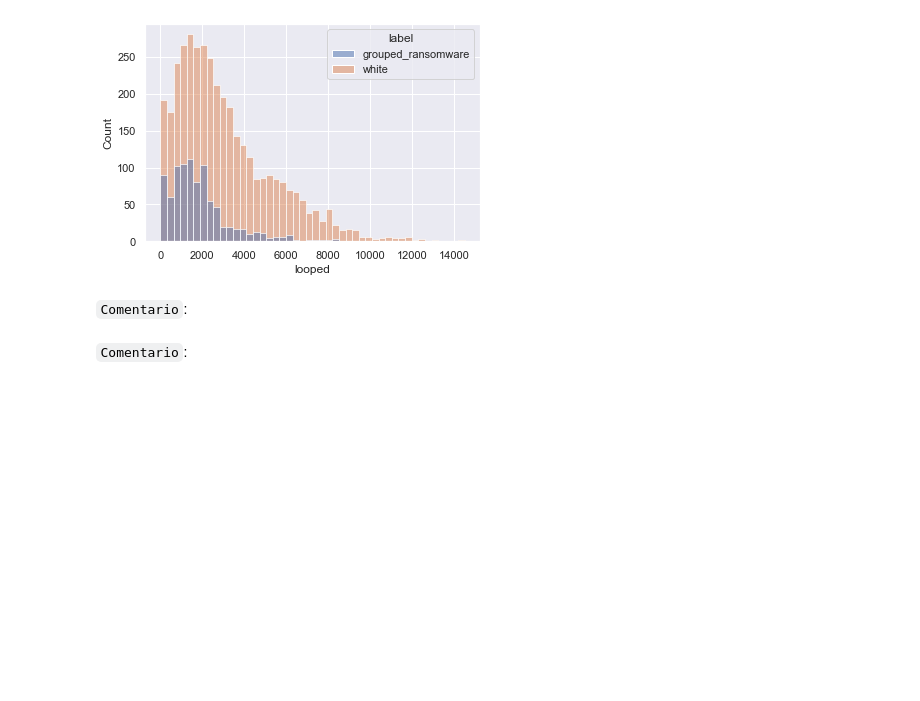
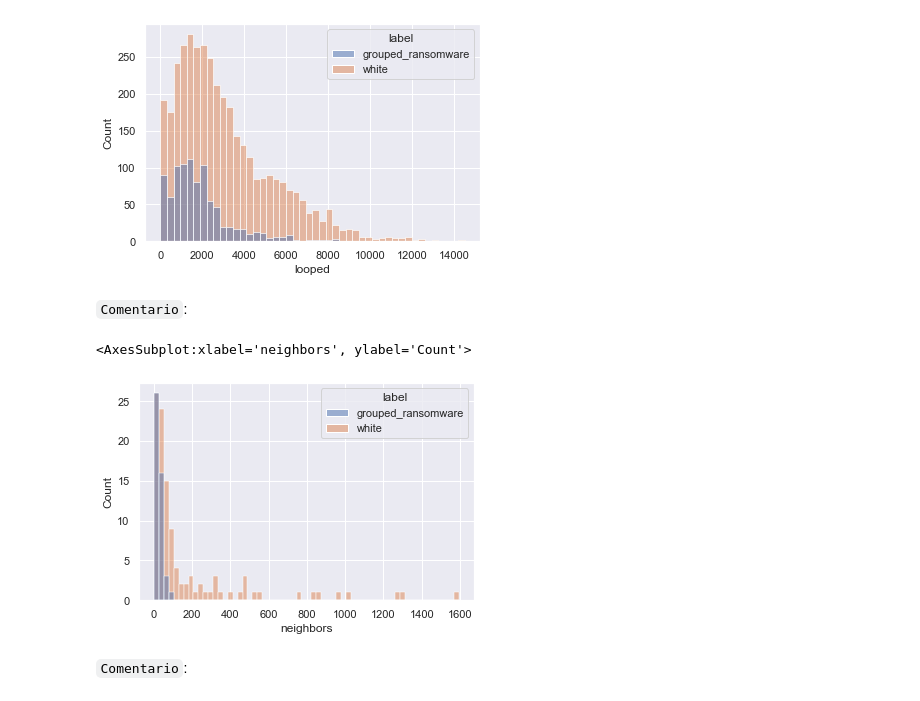
Before and after one commit to Bastian951/INF398-INTRODUCCION-AL-APRENDIZAJE-AUTOMATICO, a Jupyter notebook: Tarea 1/Tarea_1_ML_2022_1.ipynb, the cells around one changed output. Cells and saved outputs as stored; diff of their text form; code cells hidden in the pictures; blank space fills up the shorter version.

```diff
--- a/Tarea 1/Tarea_1_ML_2022_1.ipynb
+++ b/Tarea 1/Tarea_1_ML_2022_1.ipynb
@@ -313,6 +313,10 @@ sns.histplot(data = data, x = "looped",hue='label')
 # %%
 # Grafico para la columna neighbors
 ### START CODE HERE ###
-sns.violinplot(data=df_data, x="length", y="label")
+data=df_data.groupby(["neighbors","label"]).size().reset_index().rename(columns = {0:"qty"})
+sns.histplot(data = data, x = "neighbors",hue='label')
+# %% [output]
+<AxesSubplot:xlabel='neighbors', ylabel='Count'>
+[figure, added]
 # %% [markdown]
 `Comentario`:
```
Also changed, not shown: parts of 3 cells of this notebook.
